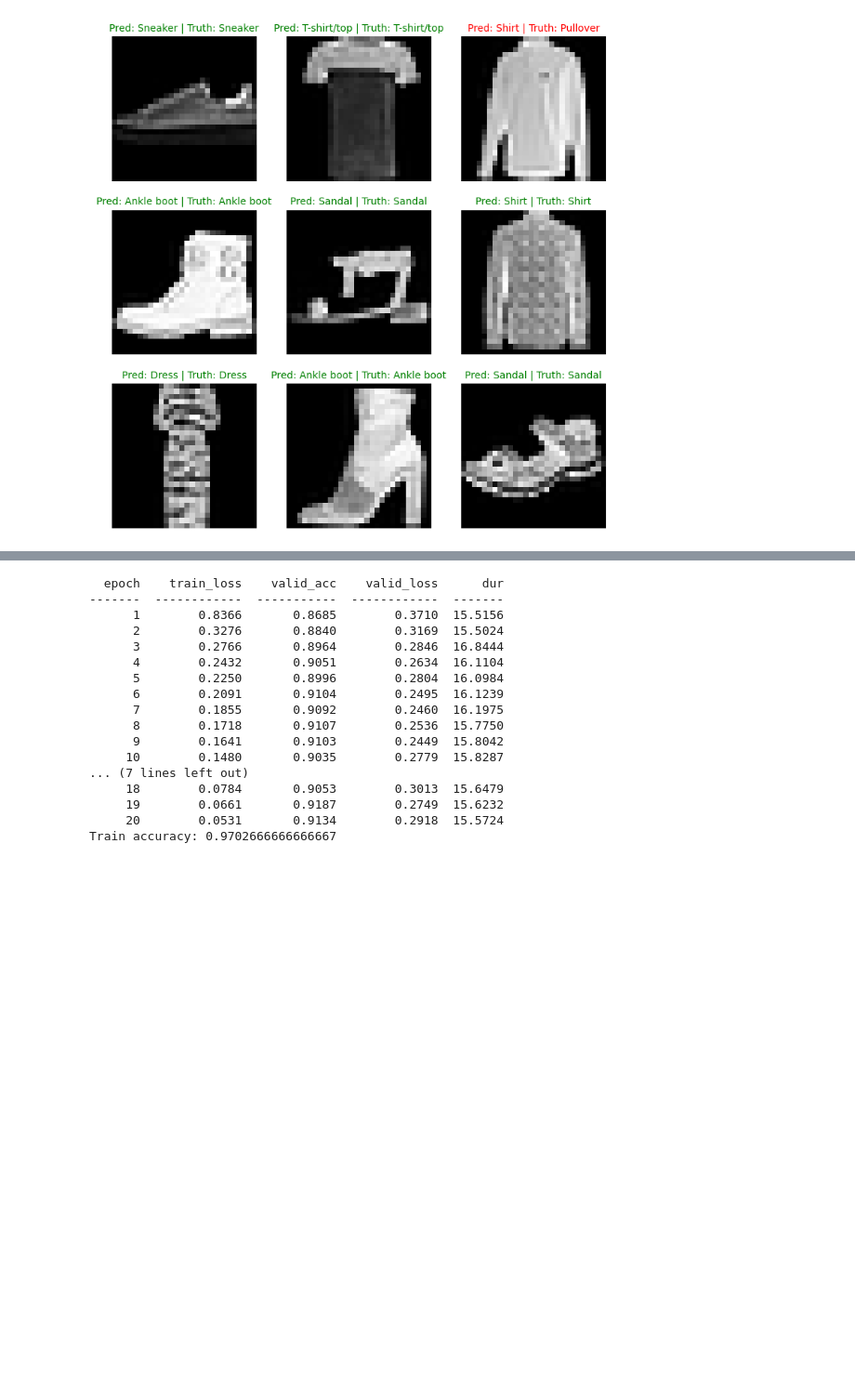
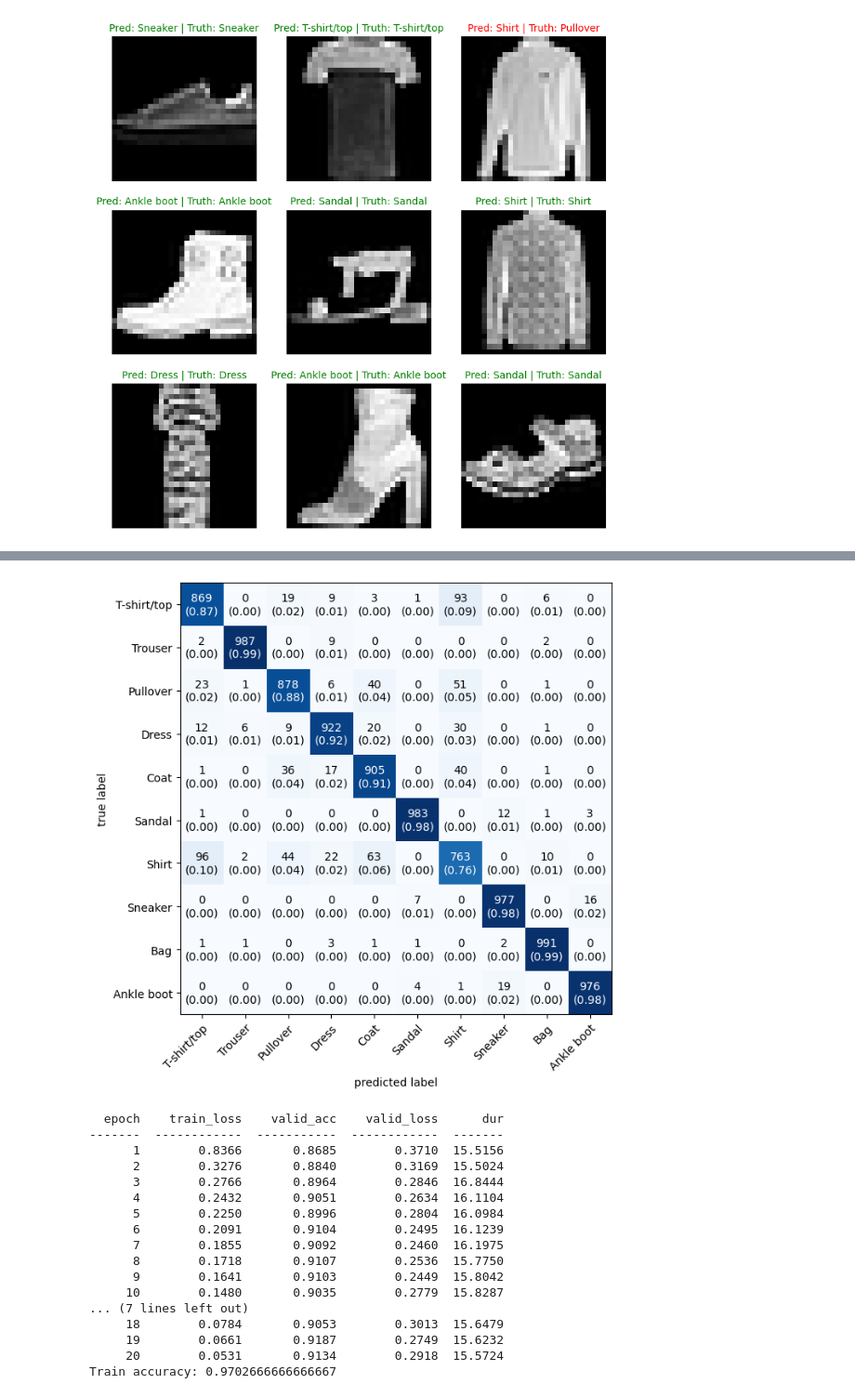
Before and after one commit to data-alch3m1st/PyTorch_tinkering, a Jupyter notebook: experimenting_code/skortch_comp_vision_FashionMNIST_v5_RandomSearchCV-Copy1.ipynb, the cells around one changed output, grey strips where cells are left out. Shown: that part at 93% size. Saved outputs shown, nothing was run; the diff lists cells and outputs as text; code cells hidden in the pictures; blank space fills up the shorter version.

```diff
--- a/experimenting_code/skortch_comp_vision_FashionMNIST_v5_RandomSearchCV-Copy1.ipynb
+++ b/experimenting_code/skortch_comp_vision_FashionMNIST_v5_RandomSearchCV-Copy1.ipynb
@@ -711,3 +714,25 @@ fig, ax = plot_confusion_matrix(
+# %%
+from torchmetrics import ConfusionMatrix
+from mlxtend.plotting import plot_confusion_matrix
+
+# 1. Create confusion matrix
+confmat = ConfusionMatrix(num_classes=len(class_names), task='multiclass', #normalize="true"
+                         )
+confmat_tensor = confmat(preds=y_pred_tensor, target=test_dataset.targets)
+
+# 2. Convert to NumPy
+confmat_numpy = confmat_tensor.numpy()
+
+# 3. Plot confusion matrix with formatted values
+fig, ax = plot_confusion_matrix(
+    conf_mat=confmat_numpy,
+    class_names=class_names,
+    figsize=(12, ),
+    show_normed=True,  # Normalized values
+#     fmt='.4f'  # Display with 4 decimal places
+)
+# %% [output]
+[figure, added]
 # %%
 # 4. Define parameter grid
 #    Note: use 'module__' prefix for module args
```
Also changed, not shown: parts of 42 cells of this notebook.
